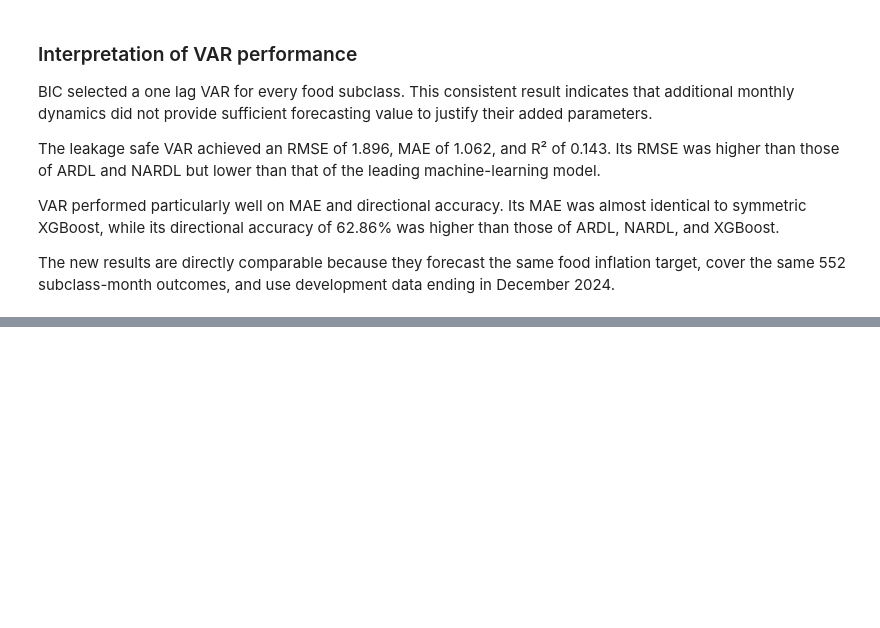
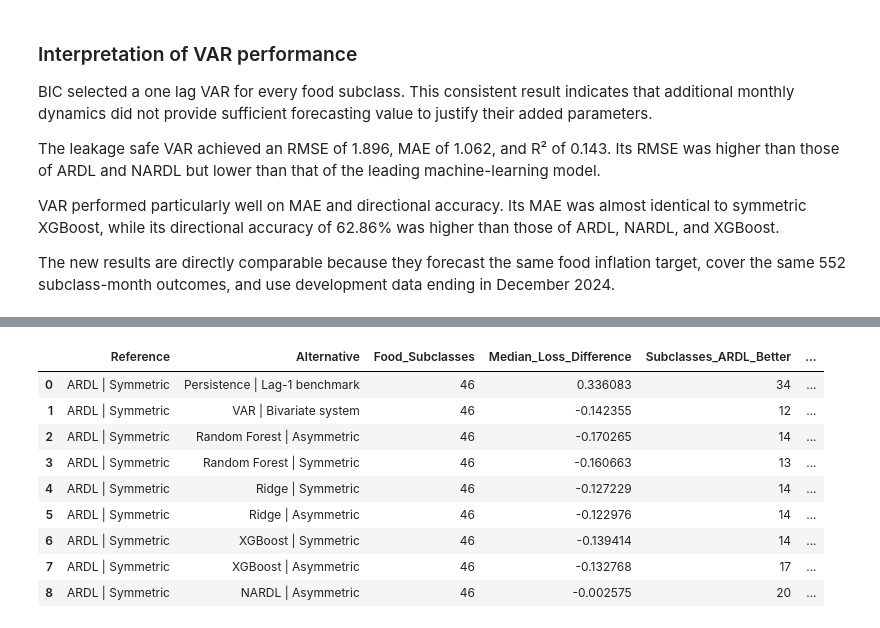
Before and after one commit to MasindiManaga/ERPT_ML_Research, a Jupyter notebook: notebooks/09_Machine_Learning_Evaluation_and_Comparison.ipynb, the cells around one changed output, grey strips where cells are left out. Cells and saved outputs as stored; diff of their text form; code cells hidden in the pictures; blank space fills up the shorter version.

```diff
--- a/notebooks/09_Machine_Learning_Evaluation_and_Comparison.ipynb
+++ b/notebooks/09_Machine_Learning_Evaluation_and_Comparison.ipynb
@@ -2212,0 +2934,96 @@ The new results are directly comparable because they forecast the same food infl
+# %%
+# compare squared loss across the 46 subclasses
+subclass_loss = (
+    forecast_loss_data.groupby(
+        [
+            "SubclassDescription",
+            "Forecast_Variant",
+        ],
+        as_index=False,
+    )["Squared_Error"]
+    .mean()
+    .pivot(
+        index="SubclassDescription",
+        columns="Forecast_Variant",
+        values="Squared_Error",
+    )
+)
+
+subclass_accuracy_records = []
+
+for alternative_variant in subclass_loss.columns:
+    if alternative_variant == reference_variant:
+        continue
+
+    loss_difference = (
+        subclass_loss[alternative_variant]
+        - subclass_loss[reference_variant]
+    )
+
+    wilcoxon_result = stats.wilcoxon(
+        loss_difference,
+        alternative="two-sided",
+        zero_method="wilcox",
+        method="auto",
+    )
+
+    subclass_accuracy_records.append(
+        {
+            "Reference": reference_variant,
+            "Alternative": alternative_variant,
+            "Food_Subclasses": len(loss_difference),
+            "Median_Loss_Difference": (
+                loss_difference.median()
+            ),
+            "Subclasses_ARDL_Better": int(
+                (loss_difference > 0).sum()
+            ),
+            "Subclasses_Alternative_Better": int(
+                (loss_difference < 0).sum()
+            ),
+            "Wilcoxon_Statistic": (
+                wilcoxon_result.statistic
+            ),
+            "P_Value": wilcoxon_result.pvalue,
+        }
+    )
+
+subclass_accuracy_tests = pd.DataFrame(
+    subclass_accuracy_records
+)
+
+subclass_accuracy_tests[
+    "Holm_Adjusted_P_Value"
+] = multipletests(
+    subclass_accuracy_tests["P_Value"],
+    alpha=0.05,
+    method="holm",
+)[1]
+
+subclass_accuracy_tests[
+    "Significant_After_Holm"
+] = (
+    subclass_accuracy_tests[
+        "Holm_Adjusted_P_Value"
+    ]
+    < 0.05
+)
+
+subclass_accuracy_tests = (
+    subclass_accuracy_tests.sort_values(
+        "P_Value"
+    ).reset_index(drop=True)
+)
+
+display(subclass_accuracy_tests)
+# %% [output]
+|  | Reference | Alternative | Food_Subclasses | Median_Loss_Difference | Subclasses_ARDL_Better | ... |
+| 0 | ARDL | Symmetric | Persistence | Lag-1 benchmark | 46 | 0.336083 | 34 | ... |
+| 1 | ARDL | Symmetric | VAR | Bivariate system | 46 | -0.142355 | 12 | ... |
+| 2 | ARDL | Symmetric | Random Forest | Asymmetric | 46 | -0.170265 | 14 | ... |
+| 3 | ARDL | Symmetric | Random Forest | Symmetric | 46 | -0.160663 | 13 | ... |
+| 4 | ARDL | Symmetric | Ridge | Symmetric | 46 | -0.127229 | 14 | ... |
+| 5 | ARDL | Symmetric | Ridge | Asymmetric | 46 | -0.122976 | 14 | ... |
+| 6 | ARDL | Symmetric | XGBoost | Symmetric | 46 | -0.139414 | 14 | ... |
+| 7 | ARDL | Symmetric | XGBoost | Asymmetric | 46 | -0.132768 | 17 | ... |
+| 8 | ARDL | Symmetric | NARDL | Asymmetric | 46 | -0.002575 | 20 | ... |
```
Also changed, not shown: parts of 16 cells of this notebook.
